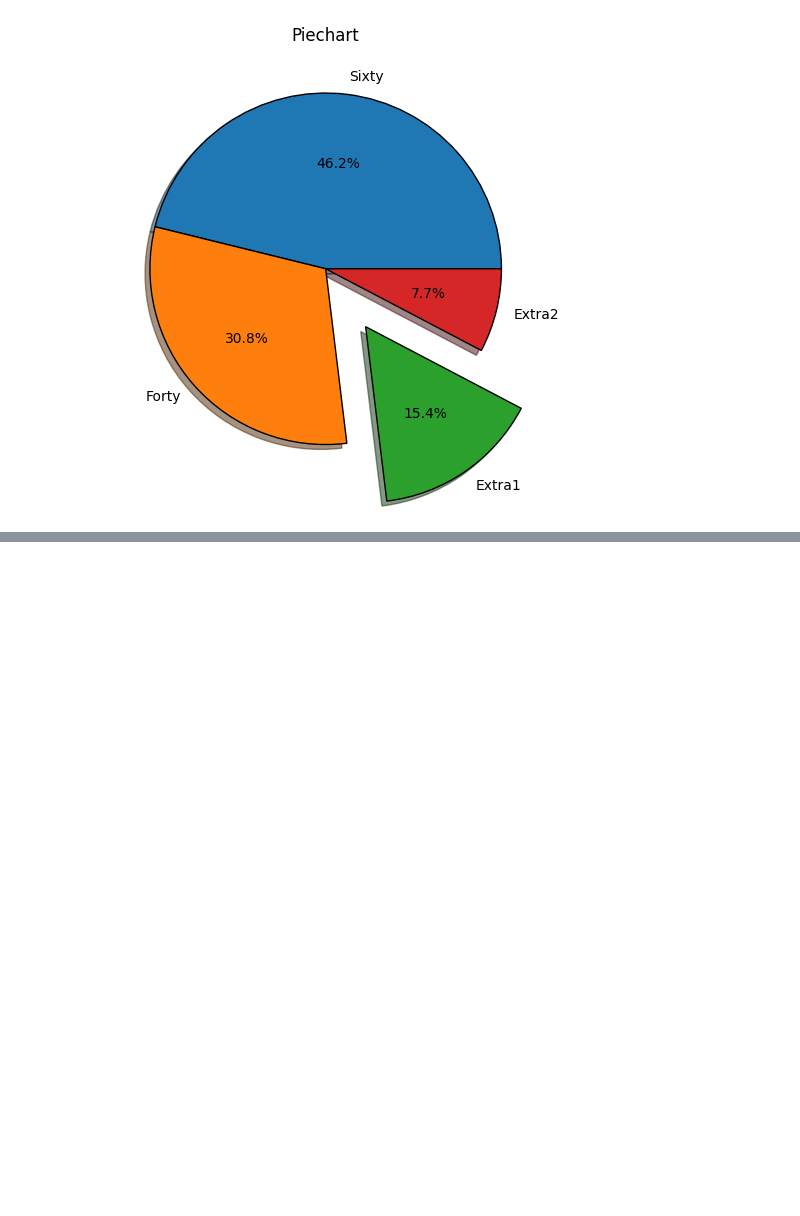
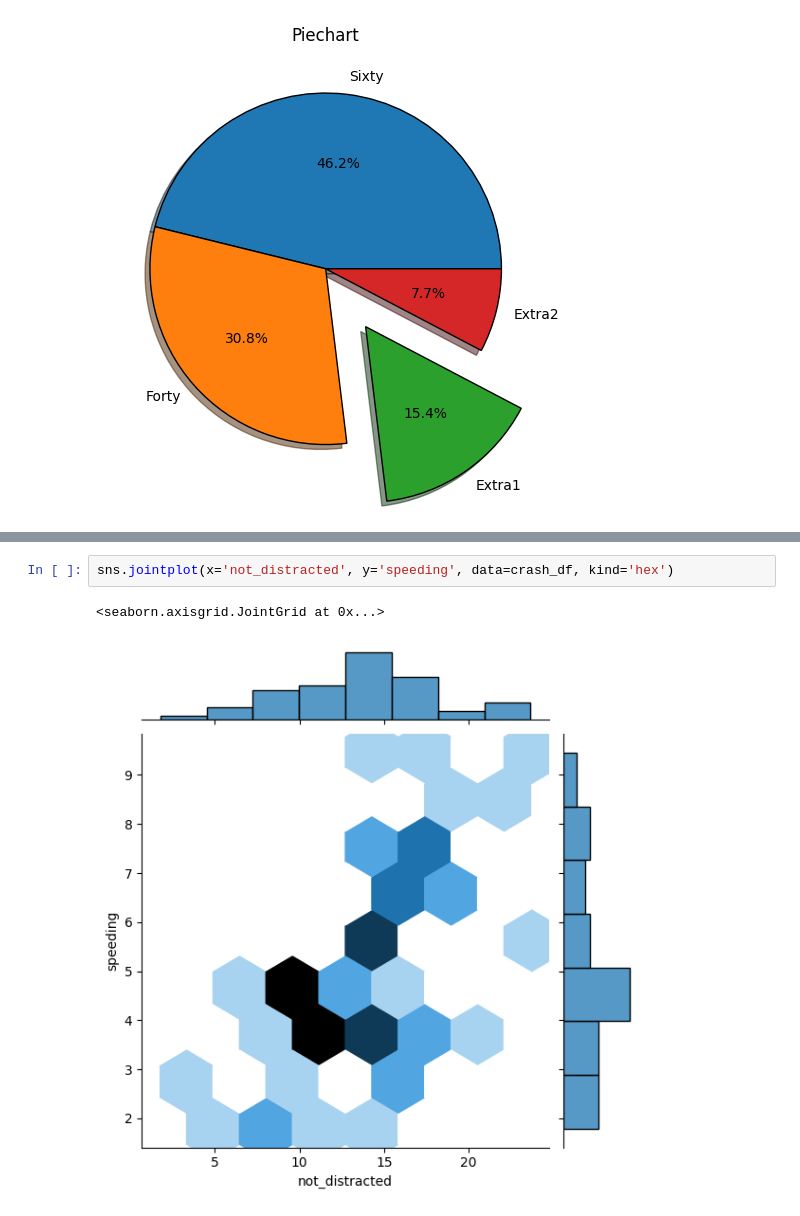
Before and after one commit to DavidFodor20/ML_Projects, a Jupyter notebook: Learning/Week1.ipynb, the cells around one changed output, grey strips where cells are left out. Drawn from its saved outputs; the diff is of its cells as text; blank space fills up the shorter version.

```diff
--- a/Learning/Week1.ipynb
+++ b/Learning/Week1.ipynb
@@ -396,0 +423,5 @@ plt.show()
+# %%
+sns.jointplot(x='not_distracted', y='speeding', data=crash_df, kind='hex')
+# %% [output]
+<seaborn.axisgrid.JointGrid at 0x...>
+[figure, added]
```
Also changed, not shown: parts of 6 cells of this notebook.
